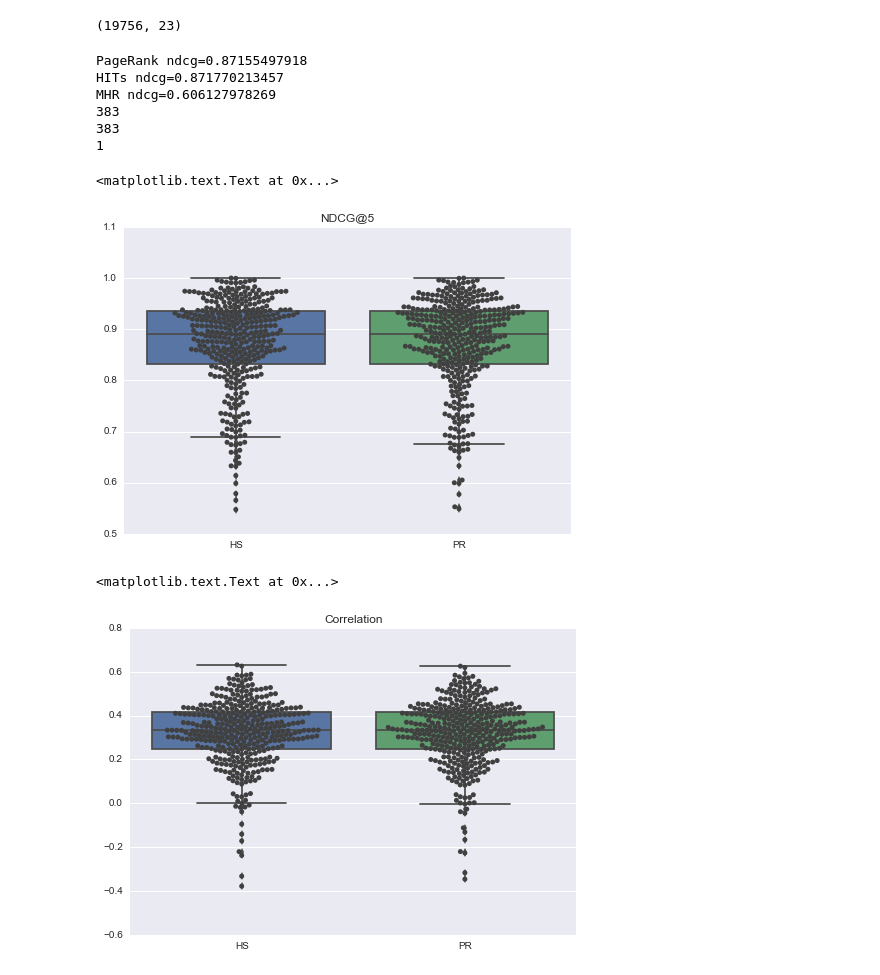
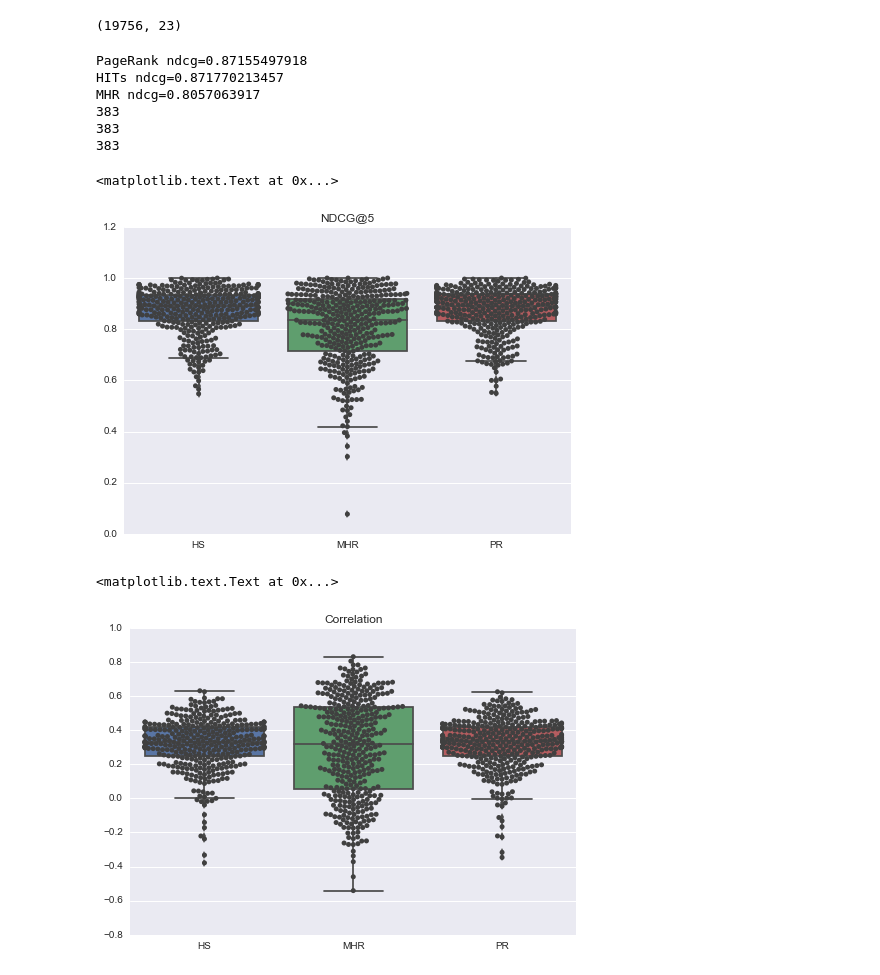
Before and after one commit to vwoloszyn/MRR, a Jupyter notebook: PR_HS_LEN_Assessment.ipynb, the cells around one changed output. Drawn from its saved outputs; the diff is of its cells as text; code cells hidden in the pictures.

```diff
--- a/PR_HS_LEN_Assessment.ipynb
+++ b/PR_HS_LEN_Assessment.ipynb
@@ -169,43 +169,44 @@ reviews_features.shape
 import seaborn as sns
 k=5
 
 ndcg_pr=calc_ndcg(reviews_features,'pageRank',k)
 corr_pr=calc_corr(reviews_features,'pageRank')
 print "PageRank ndcg="+str(np.mean(ndcg_pr))
 
 ndcg_hs=calc_ndcg(reviews_features,'hits',k)
 corr_hs=calc_corr(reviews_features,'hits')
 print "HITs ndcg="+str(np.mean(ndcg_hs))
 
-ndcg_mhr=calc_ndcg(reviews_mhr,'powerWithStar',k)
-corr_mhr=calc_corr(reviews_mhr,'powerWithStar')
+ndcg_mhr=calc_ndcg(reviews_features,'powerWithStar',k)
+corr_mhr=calc_corr(reviews_features,'powerWithStar')
 print "MHR ndcg="+str(np.mean(ndcg_mhr))
 
 print (len(ndcg_hs))
 print (len(ndcg_pr))
 print (len(ndcg_mhr))
 
 tip={}
 tip['HS']=ndcg_hs
 tip['PR']=ndcg_pr
-#tip['MHR']=ndcg_mhr
+tip['MHR']=ndcg_mhr
 df = pd.DataFrame(tip)
 ax = sns.boxplot(data=df)
 ax = sns.swarmplot(data=df, color=".25")
 ax.set_title('NDCG@'+str(k))
 # %% [output]
 PageRank ndcg=0.87155497918
 HITs ndcg=0.871770213457
-MHR ndcg=0.606127978269
+MHR ndcg=0.8057063917
 383
 383
-1
+383
 <matplotlib.text.Text at 0x...>
-[figure, old version]
+[figure, new version]
 # %%
 tip={}
 tip['PR']=corr_pr
 tip['HS']=corr_hs
+tip['MHR']=corr_mhr
 dftip=pd.DataFrame(tip)
 #dftip.head()
 ax = sns.boxplot(data=dftip)
@@ -214,4 +215,4 @@ ax = sns.swarmplot(data=dftip, color=".25")
 ax.set_title('Correlation')
 # %% [output]
 <matplotlib.text.Text at 0x...>
-[figure, old version]
+[figure, new version]
```
